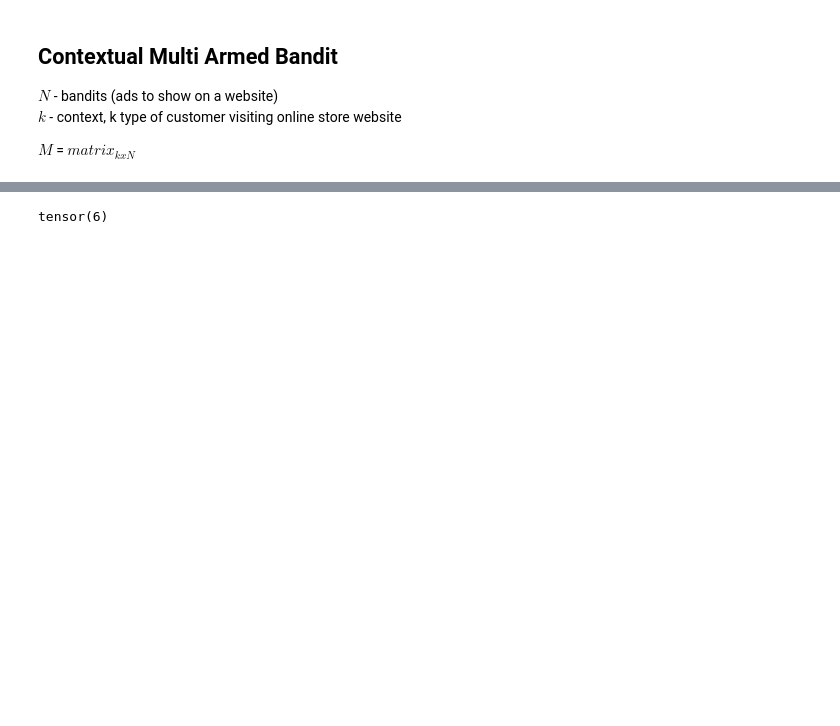
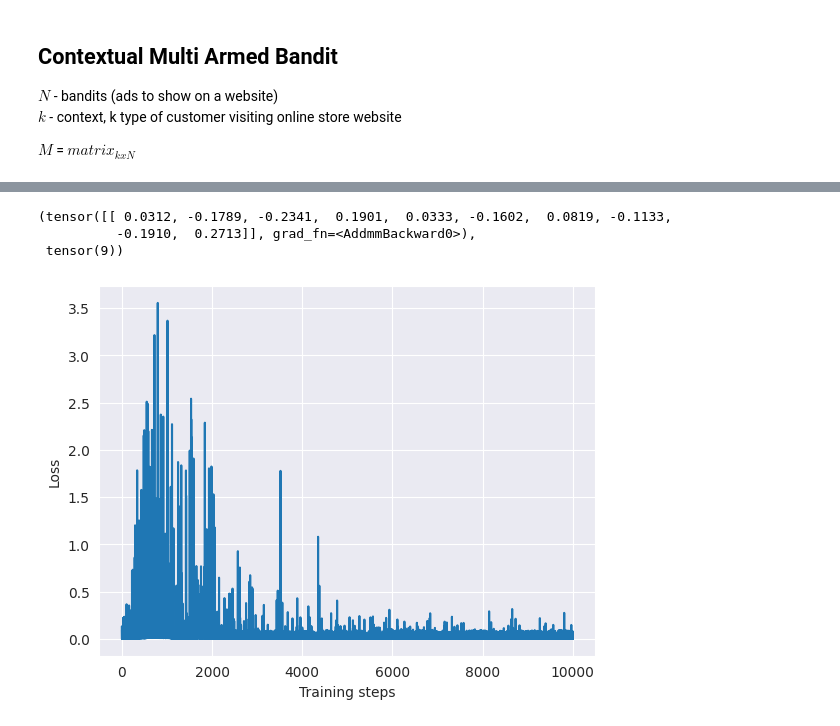
Before and after one commit to stethbo/multi-armed-bandit, a Jupyter notebook: src/cMAB.ipynb, the cells around one changed output, grey strips where cells are left out. Cells and saved outputs as stored; diff of their text form; code cells hidden in the pictures; blank space fills up the shorter version.

Commit message:
adds completed contextual MAB notebook

```diff
--- a/src/cMAB.ipynb
+++ b/src/cMAB.ipynb
@@ -16,3 +20,6 @@ torch.manual_seed(3407)
 # %%
 context_size = 5
 n_bandits = 10
+GAMMA = 0.9
+EPSILON = 0.1
+LEARNING_RATE = 1e-3
@@ -49,12 +34,14 @@ class DQN(nn.Module):
 
     def forward(self, x):
         x = torch.relu(self.fc1(x))
-        x = torch.softmax(self.fc2(x), dim=1)
+        x = self.fc2(x)
         return x
 
 model = DQN(num_arms=n_bandits, context_size=context_size)
 
 y_hat = model(torch.tensor([0, 0, 1, 0, 0], dtype=torch.float32).reshape(1, -1))
-torch.argmax(y_hat)
+y_hat, torch.argmax(y_hat)
 # %% [output]
-tensor(6)
+(tensor([[ 0.0312, -0.1789, -0.2341,  0.1901,  0.0333, -0.1602,  0.0819, -0.1133,
+          -0.1910,  0.2713]], grad_fn=<AddmmBackward0>),
+ tensor(9))
@@ -61,4 +72,5 @@ tensor(6)
 # %%
+
 class Agent:
     def __init__(self, num_arms, context_size, epsilon=0.1, learning_rate=0.01, gamma=0.99):
         self.num_arms = num_arms
@@ -67,13 +79,14 @@ class Agent:
         self.learning_rate = learning_rate
         self.gamma = gamma
         self.device = torch.device("cuda" if torch.cuda.is_available() else "cpu")
+        self.loss_history = []
 
-        # Initialize Q-network
+        self.enviroment = CMAB(num_arms, context_size)
         self.q_network = DQN(num_arms, context_size).to(self.device)
         self.optimizer = optim.Adam(self.q_network.parameters(), lr=learning_rate)
 
     def select_action(self, context, rewards):
-        input_tensor = torch.cat((torch.tensor(rewards), torch.tensor(context)), dim=0).float().to(self.device)
+        input_tensor = self.one_hot(context).float().reshape(1, -1).to(self.device)
         if random.random() < self.epsilon:
             # Explore: Select a random action
             action = random.randint(0, self.num_arms - 1)
@@ -85,25 +98,34 @@ class Agent:
 
         return action
 
-    def update_network(self, context, rewards, action, next_rewards):
-        input_tensor = torch.cat((torch.tensor(rewards), torch.tensor(context)), dim=0).float().to(self.device)
-        next_input_tensor = torch.cat((torch.tensor(next_rewards), torch.tensor(context)), dim=0).float().to(self.device)
-
+    def update_network(self, context, action, reward):
+        input_tensor = self.one_hot(context).float().to(self.device)
         q_values = self.q_network(input_tensor)
-        next_q_values = self.q_network(next_input_tensor)
 
         # Compute target Q-value using the Bellman equation
-        target_q = rewards[action] + self.gamma * torch.max(next_q_values).item()
+        target_q = reward + self.gamma * torch.max(q_values).item()
         q_values[action] = target_q
 
         # Update the Q-network using backpropagation
         loss = nn.MSELoss()(q_values, self.q_network(input_tensor))
+        self.loss_history.append(loss.item())
         self.optimizer.zero_grad()
+        torch.autograd.set_detect_anomaly(True)
         loss.backward()
         self.optimizer.step()
 
+    def one_hot(self, idx):
+        return torch.eye(self.context_size)[idx]
+
+    def get_context(self):
+        return np.random.randint(0, self.context_size)
+
+    def pull_arm(self, arm_idx, context):
+        reward = self.enviroment.pull(arm_idx, context)
+        return reward
+
     def train(self, episodes):
-        for episode in range(episodes):
+        for episode in tqdm(range(episodes)):
             context = self.get_context()  # Determine the context for this episode
             rewards = [0] * self.num_arms  # Initialize rewards for each arm
             action = self.select_action(context, rewards)  # Select action based on epsilon-greedy policy
@@ -113,4 +135,17 @@ class Agent:
             rewards[action] = reward
 
             # Update the Q-network based on the observed reward
-            self.update_network(context, rewards, action, rewards)
+            self.update_network(context, action, reward)
+
+
+agent = Agent(num_arms=n_bandits, context_size=context_size, learning_rate=LEARNING_RATE, gamma=GAMMA, epsilon=EPSILON)
+
+agent.train(10000)
+# %%
+sns.set_style('darkgrid')
+plt.plot(agent.loss_history)
+plt.xlabel('Training steps')
+plt.ylabel('Loss')
+plt.show()
+# %% [output]
+[figure, added]
```
Also changed, not shown: parts of 8 cells of this notebook, 1 other file.
